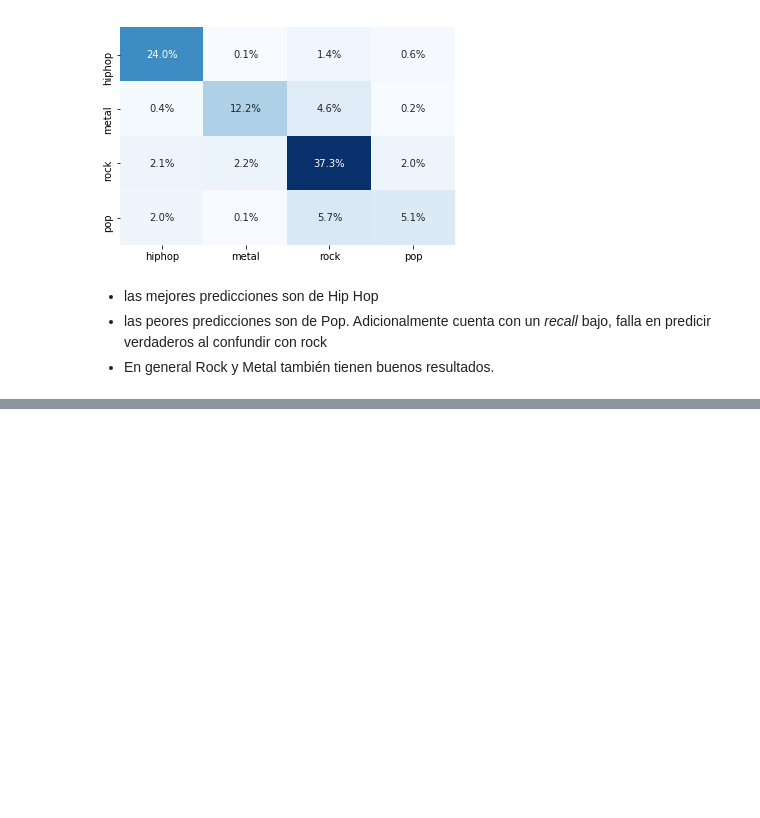
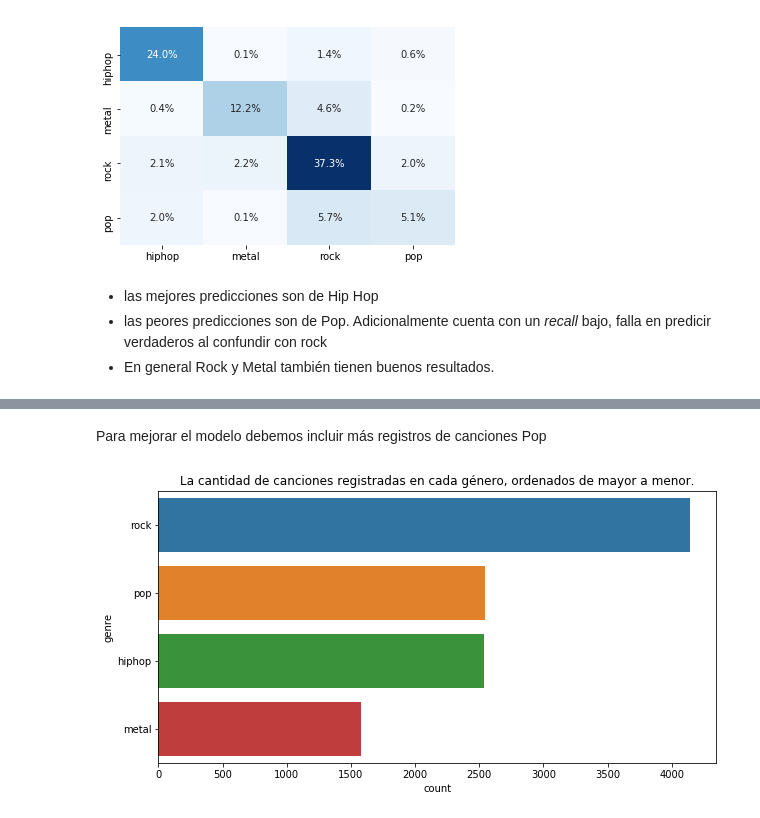
Before and after one commit to acgallar/ml-act3, a Jupyter notebook: andres-gallardo-act3-ml.ipynb, the cells around one changed output, grey strips where cells are left out. Cells and saved outputs as stored; diff of their text form; code cells hidden in the pictures; blank space fills up the shorter version.

```diff
--- a/andres-gallardo-act3-ml.ipynb
+++ b/andres-gallardo-act3-ml.ipynb
@@ -209,0 +217,10 @@ sns.heatmap(cnf, xticklabels=target_label, yticklabels=target_label, annot=True,
+# %% [markdown]
+Para mejorar el modelo debemos incluir más registros de canciones Pop
+# %%
+df2 = agregar(folder_path='dump_plus_pop', extension='.csv')
+# %%
+plt.figure(figsize=(10,5))
+plt.title('La cantidad de canciones registradas en cada género, ordenados de mayor a menor.')
+ax = sns.countplot(y="genre", data=df2, order = df2['genre'].value_counts().index)
+# %% [output]
+[figure, added]
```
Also changed, not shown: parts of 4 cells of this notebook, 1 other file.
